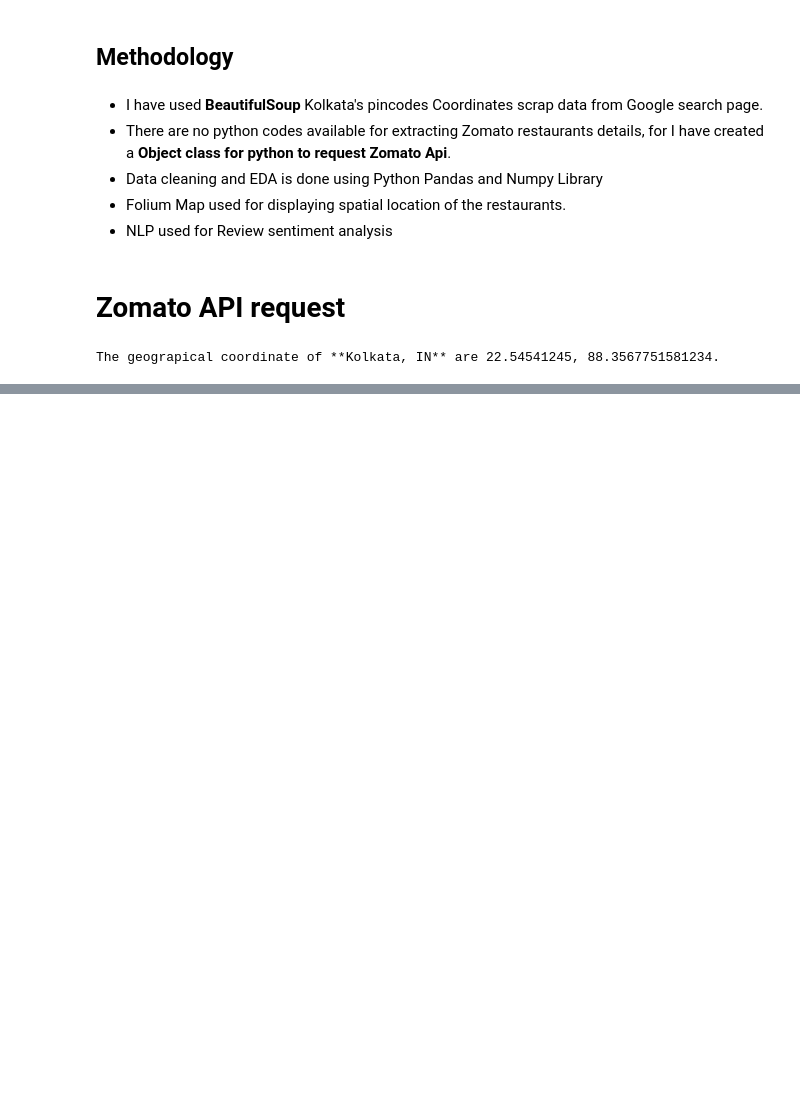
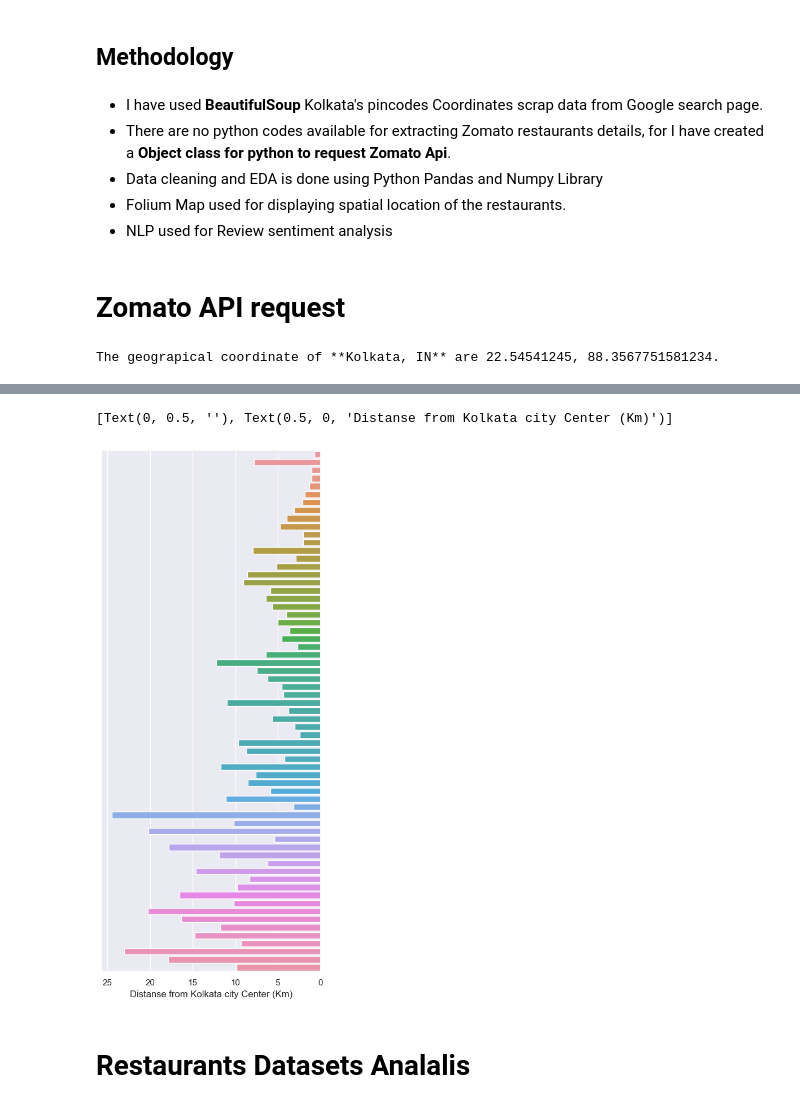
Before and after one commit to recervictory/Coursera_Capstone, a Jupyter notebook: Week 4/Kolkata-Battle-of-Neighborhoods.ipynb, the cells around one changed output, grey strips where cells are left out. Drawn from its saved outputs; the diff is of its cells as text; code cells hidden in the pictures; blank space fills up the shorter version.

```diff
--- a/Week 4/Kolkata-Battle-of-Neighborhoods.ipynb
+++ b/Week 4/Kolkata-Battle-of-Neighborhoods.ipynb
@@ -266,0 +438,12 @@ kolkata.head()
+# %%
+subzone.sort_values(by='popularity',inplace=True,ascending=False)
+sns.set(rc={'figure.figsize':(5,12)})
+ax = sns.barplot(x='distance',y='subzone',data=subzone)
+ax.invert_xaxis()
+ax.set(yticks=[])
+ax.set(xlabel='Distanse from Kolkata city Center (Km)', ylabel='')
+# %% [output]
+[Text(0, 0.5, ''), Text(0.5, 0, 'Distanse from Kolkata city Center (Km)')]
+[figure, added]
+# %% [markdown]
+# Restaurants Datasets Analalis
```
Also changed, not shown: parts of 26 cells of this notebook.
